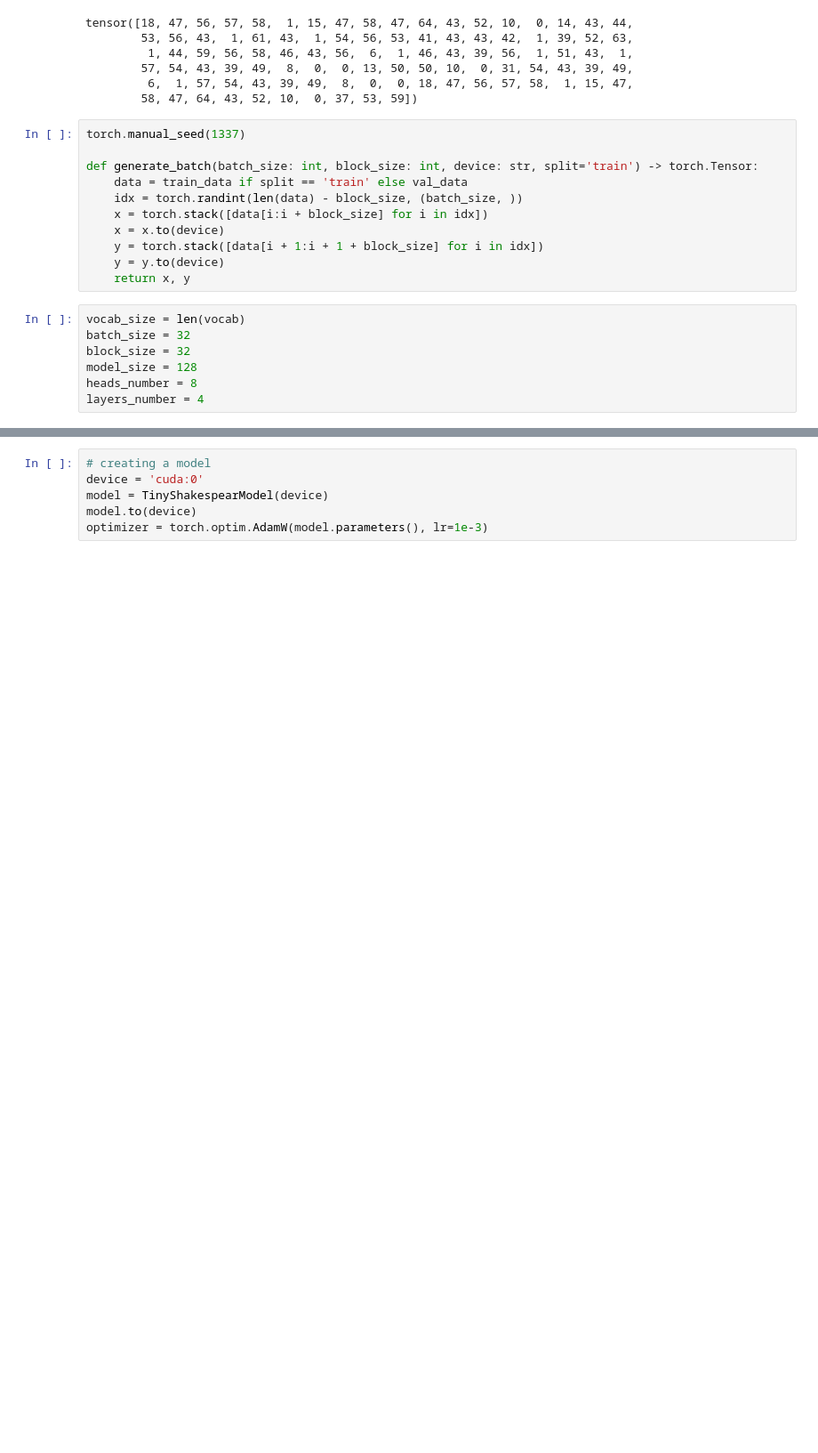
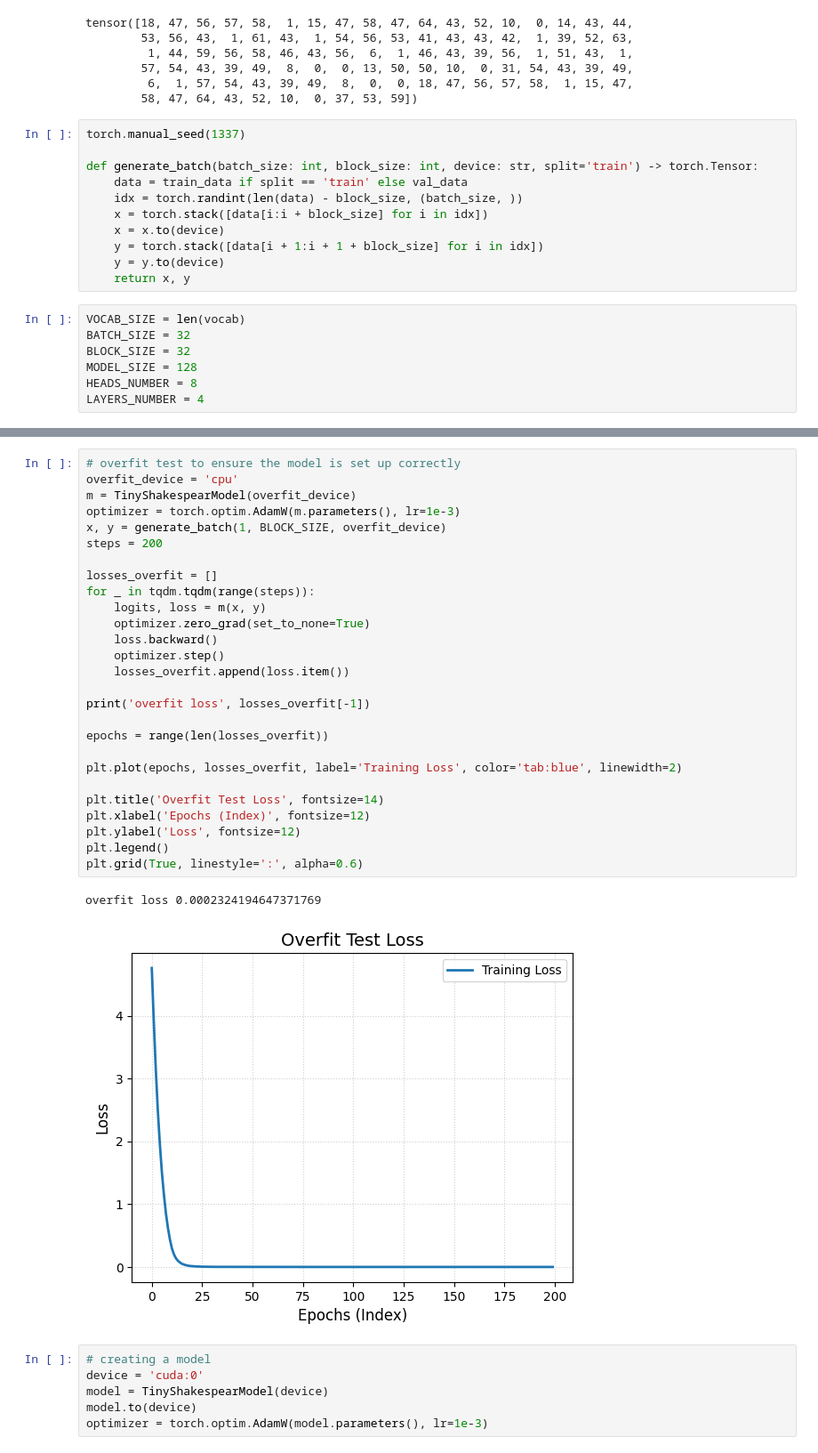
Before and after one commit to mariakolyachko/tiny-shakespear-transformer, a Jupyter notebook: tiny-shakespear-transformer.ipynb, the cells around one changed output, grey strips where cells are left out. Shown at 89% size. Drawn from its saved outputs; the diff is of its cells as text; blank space fills up the shorter version.

Commit message:
Refactor the model and document structure a little

```diff
--- a/tiny-shakespear-transformer.ipynb
+++ b/tiny-shakespear-transformer.ipynb
@@ -94,12 +94,12 @@ def generate_batch(batch_size: int, block_size: int, device: str, split='train')
     y = y.to(device)
     return x, y
 # %%
-vocab_size = len(vocab)
-batch_size = 32
-block_size = 32
-model_size = 128
-heads_number = 8
-layers_number = 4
+VOCAB_SIZE = len(vocab)
+BATCH_SIZE = 32
+BLOCK_SIZE = 32
+MODEL_SIZE = 128
+HEADS_NUMBER = 8
+LAYERS_NUMBER = 4
 # %%
 class MaskedAttention(nn.Module):
 
@@ -246,6 +230,36 @@ class TinyShakespearModel(nn.Module):
             new_token = torch.multinomial(probs, num_samples=1)
             x = torch.cat((x, new_token), dim=1)
         return x
+# %%
+# overfit test to ensure the model is set up correctly
+overfit_device = 'cpu'
+m = TinyShakespearModel(overfit_device)
+optimizer = torch.optim.AdamW(m.parameters(), lr=1e-3)
+x, y = generate_batch(1, BLOCK_SIZE, overfit_device)
+steps = 200
+
+losses_overfit = []
+for _ in tqdm.tqdm(range(steps)):
+    logits, loss = m(x, y)
+    optimizer.zero_grad(set_to_none=True)
+    loss.backward()
+    optimizer.step()
+    losses_overfit.append(loss.item())
+
+print('overfit loss', losses_overfit[-1])
+
+epochs = range(len(losses_overfit))
+
+plt.plot(epochs, losses_overfit, label='Training Loss', color='tab:blue', linewidth=2)
+
+plt.title('Overfit Test Loss', fontsize=14)
+plt.xlabel('Epochs (Index)', fontsize=12)
+plt.ylabel('Loss', fontsize=12)
+plt.legend()
+plt.grid(True, linestyle=':', alpha=0.6)
+# %% [output]
+overfit loss 0.0002324194647371769
+[figure, added]
 # %%
 # creating a model
 device = 'cuda:0'
```
Also changed, not shown: parts of 11 cells of this notebook.
